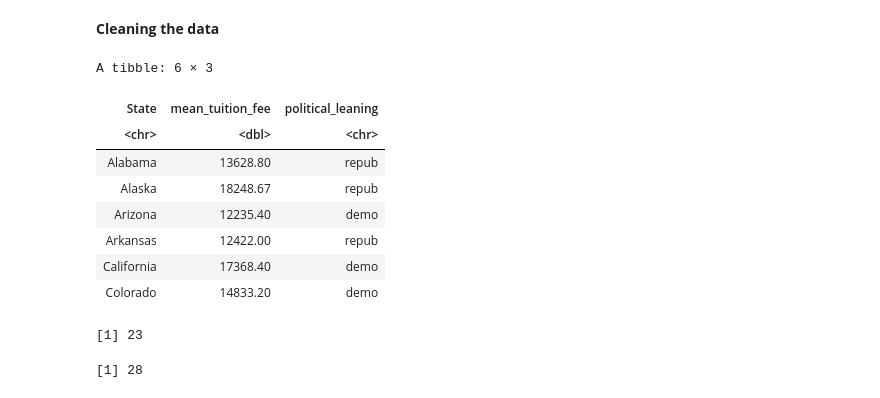
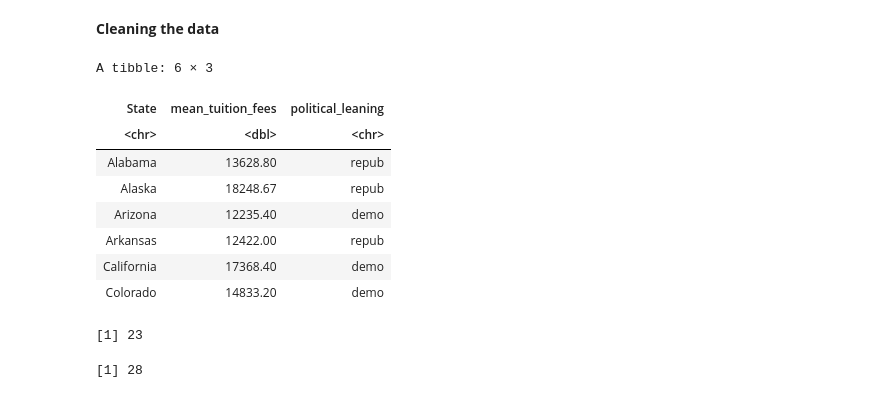
Before and after one commit to Jitao-Z/Difference_between_the_average_tuition_cost_in_Republican_and_Democrat_states, a Jupyter notebook: proposal.ipynb, the cells around one changed output. Drawn from its saved outputs; the diff is of its cells as text; code cells hidden in the pictures.

```diff
--- a/proposal.ipynb
+++ b/proposal.ipynb
@@ -59,36 +43,35 @@ set.seed(2356)
 
 # filters out all the irrelevant columns
 tuition <- original_dataset |>
     filter(!is.na(Value),
            Expense == "Fees/Tuition",
            Year == 2020)
 
 
 # calculates the mean tuition fee for each state in 2020
 # mean_tuition_fee represents the average tuition fee for each state in 2020
 tuition <- tuition |>
     group_by(State) |>
-    summarize(mean_tuition_fee = mean(Value))
+    summarize(mean_tuition_fees = mean(Value))
 
 
 # adds the third column of political leaning
 # note that we are using the party affiliation of each state in the 2020 presidential election
 # to represent their political leanings
 # deom stands for democrat; repub stands for republican
 tuition <- tuition |>
-    # mutate(plitical_leaning = ifelse(grepl("Arizona|California", State), "demo", "rep"))
     mutate(political_leaning = ifelse(grepl("Arizona|California|Colorado|Connecticut|Delaware|Georgia|Hawaii
                                                 |Illinois|Maine|Maryland|Massachusetts|Michigan|Minnesota
                                                 |Nevada|New Hampshire|New Jersey|New Mexico|New York|Oregon
                                                 |Pennsylvania|Rhode Island|Vermont|Virginia|Washington|Wisconsin", State),
                                             "demo", "repub"))
 
 head(tuition)
 nrow(tuition |> filter(political_leaning == "demo"))
 nrow(tuition |> filter(political_leaning == "repub"))
 # %% [output]
 A tibble: 6 × 3
-| State | mean_tuition_fee | political_leaning |
+| State | mean_tuition_fees | political_leaning |
 | <chr> | <dbl> | <chr> |
 | Alabama | 13628.80 | repub |
 | Alaska | 18248.67 | repub |
```
Also changed, not shown: parts of 6 cells of this notebook.
